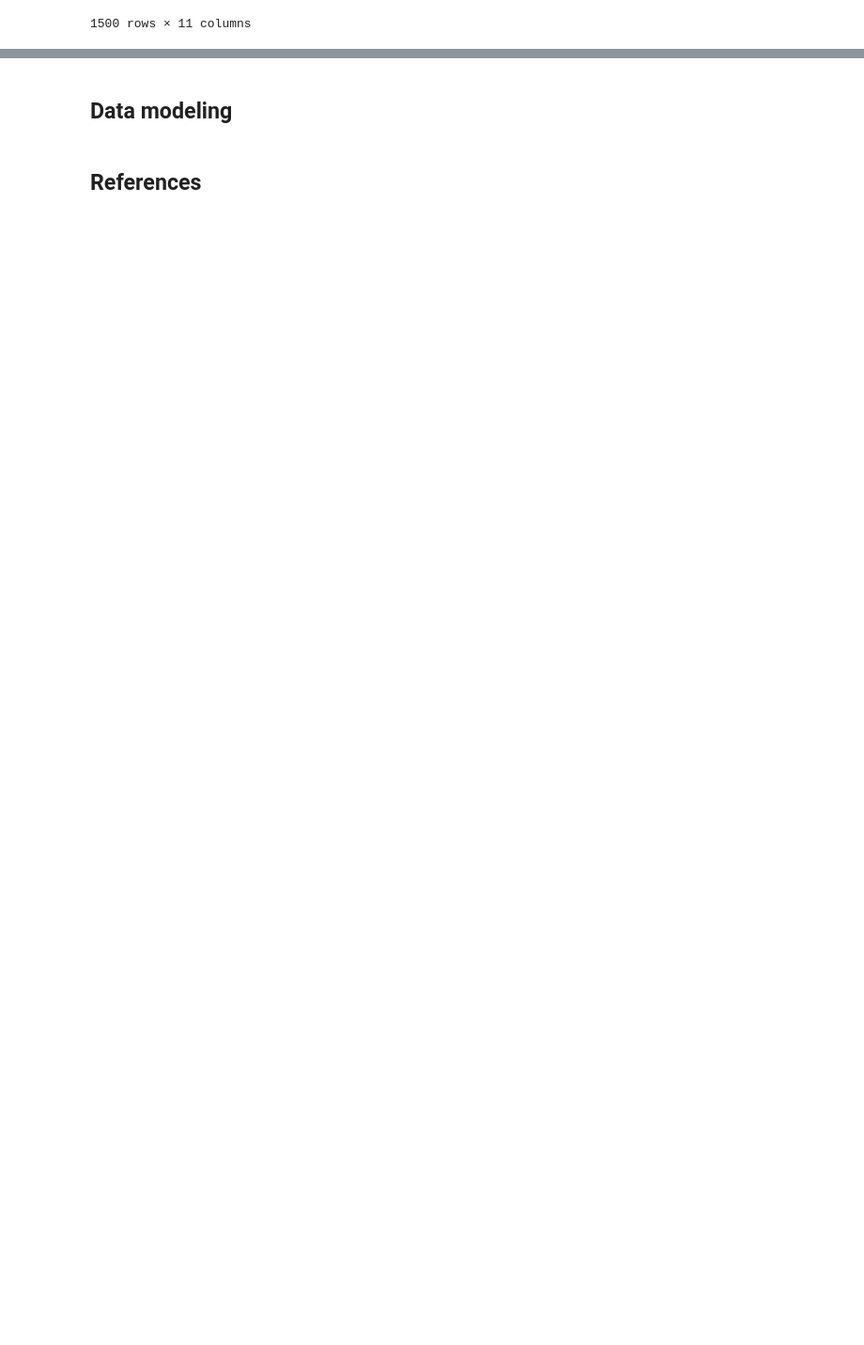
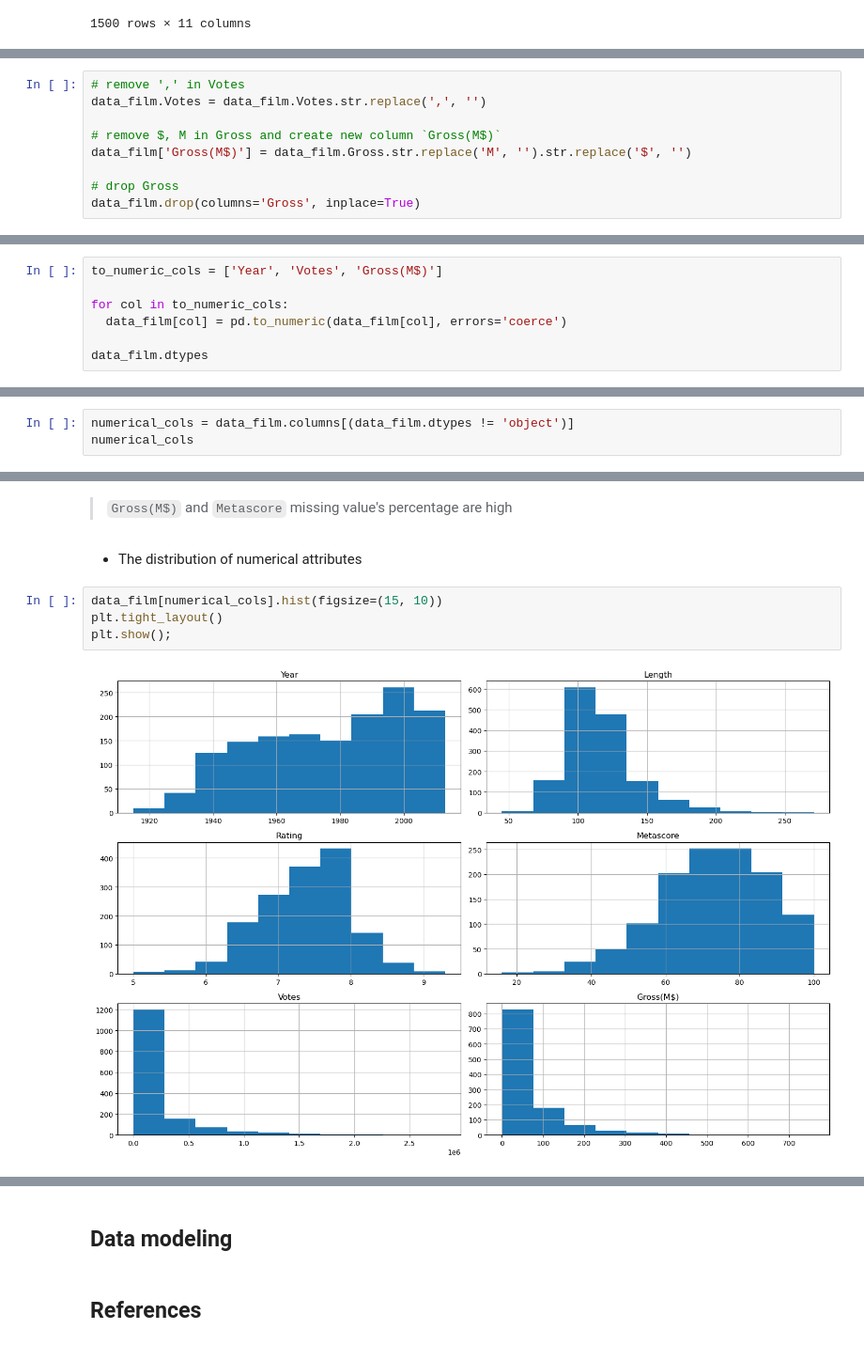
Before and after one commit to trandainien1/IntroDS_Final_Project, a Jupyter notebook: main.ipynb, the cells around one changed output, grey strips where cells are left out. Shown: that part at 94% size. Cells and saved outputs as stored; diff of their text form; blank space fills up the shorter version.

Commit message:
basic data exploration

```diff
--- a/main.ipynb
+++ b/main.ipynb
@@ -219,0 +290,9 @@ data_film
+# %%
+# remove ',' in Votes
+data_film.Votes = data_film.Votes.str.replace(',', '')
+
+# remove $, M in Gross and create new column `Gross(M$)`
+data_film['Gross(M$)'] = data_film.Gross.str.replace('M', '').str.replace('$', '')
+
+# drop Gross
+data_film.drop(columns='Gross', inplace=True)
@@ -219,0 +306,7 @@ data_film
+# %%
+to_numeric_cols = ['Year', 'Votes', 'Gross(M$)']
+
+for col in to_numeric_cols:
+  data_film[col] = pd.to_numeric(data_film[col], errors='coerce')
+
+data_film.dtypes
@@ -219,0 +330,3 @@ data_film
+# %%
+numerical_cols = data_film.columns[(data_film.dtypes != 'object')]
+numerical_cols
@@ -219,0 +372,10 @@ data_film
+# %% [markdown]
+> `Gross(M$)` and `Metascore` missing value's percentage are high
+# %% [markdown]
+- The distribution of numerical attributes
+# %%
+data_film[numerical_cols].hist(figsize=(15, 10))
+plt.tight_layout()
+plt.show();
+# %% [output]
+[figure, added]
```
Also changed, not shown: parts of 62 cells of this notebook, 1 other file.
